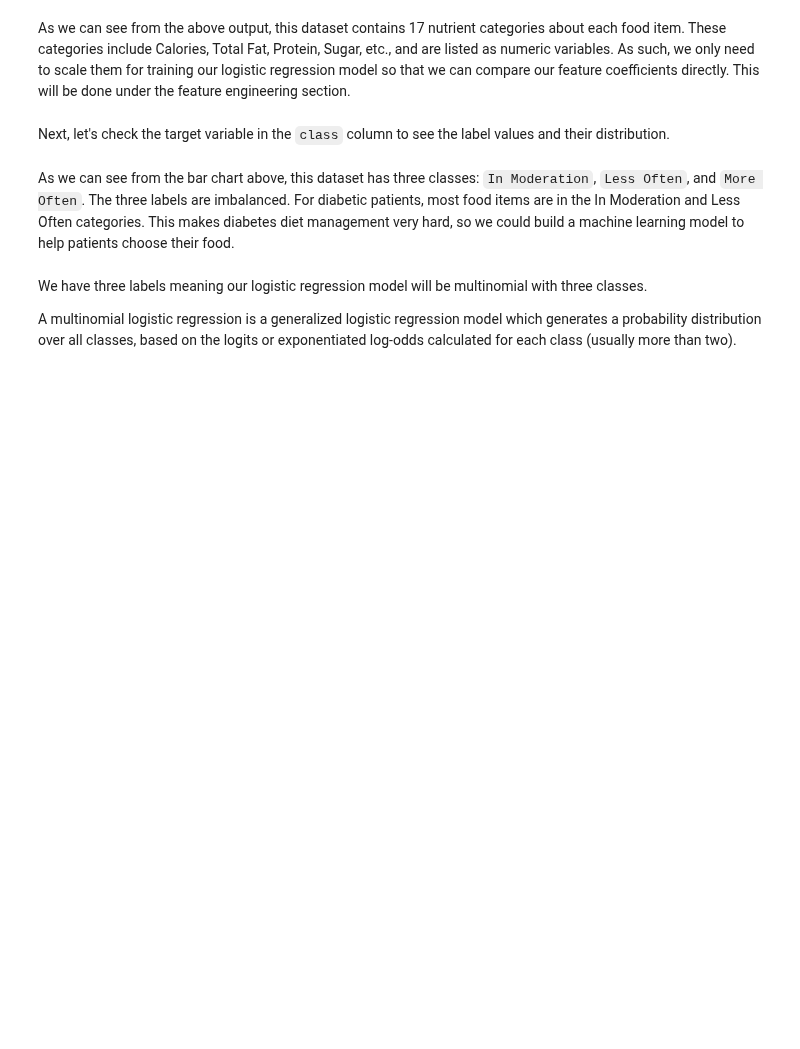
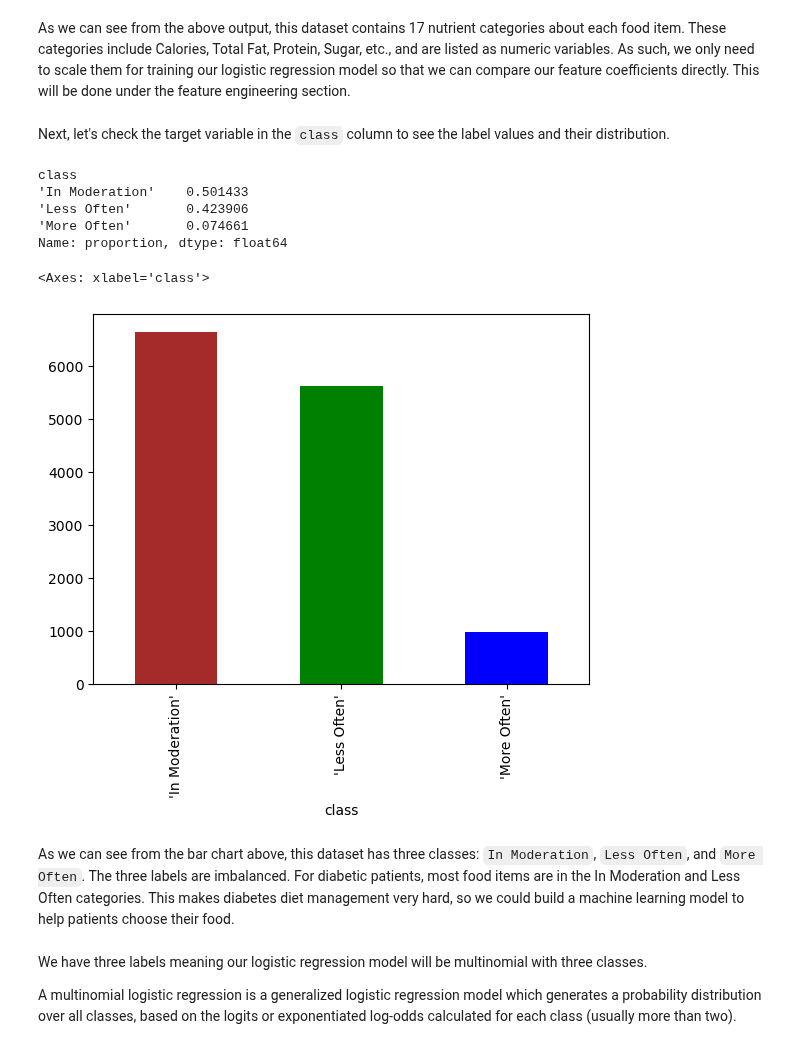
Before and after one commit to htetaunglynn94/coursera, a Jupyter notebook: ibm_ml_series/supervised_ml_classification/module_1/plab_logistic_regression.ipynb, the cells around one changed output. Saved outputs shown, nothing was run; the diff lists cells and outputs as text; code cells hidden in the pictures; blank space fills up the shorter version.

```diff
--- a/ibm_ml_series/supervised_ml_classification/module_1/plab_logistic_regression.ipynb
+++ b/ibm_ml_series/supervised_ml_classification/module_1/plab_logistic_regression.ipynb
@@ -81,9 +152,18 @@ As we can see from the above output, this dataset contains 17 nutrient categorie
 Next, let's check the target variable in the `class` column to see the label values and their distribution.
 # %%
 # # Get the row entries with the last col 'class'
-food_df.iloc[:, -1:].value_counts(normalize=True)
+food_df.iloc[:, -1].value_counts(normalize=True)
+# %% [output]
+class
+'In Moderation'    0.501433
+'Less Often'       0.423906
+'More Often'       0.074661
+Name: proportion, dtype: float64
 # %%
-food_df.iloc[:, -1:].value_counts().plot.bar(color=['yellow', 'red', 'green'])
+food_df.iloc[:, -1].value_counts().plot.bar(color=['brown','green','blue'])
+# %% [output]
+<Axes: xlabel='class'>
+[figure, added]
 # %% [markdown]
 As we can see from the bar chart above, this dataset has three classes: `In Moderation`, `Less Often`, and `More Often`. The three labels are imbalanced. For diabetic patients, most food items are in the In Moderation and Less Often categories. This makes diabetes diet management very hard, so we could build a machine learning model to help patients choose their food.
 # %% [markdown]
```
Also changed, not shown: parts of 41 cells of this notebook.
